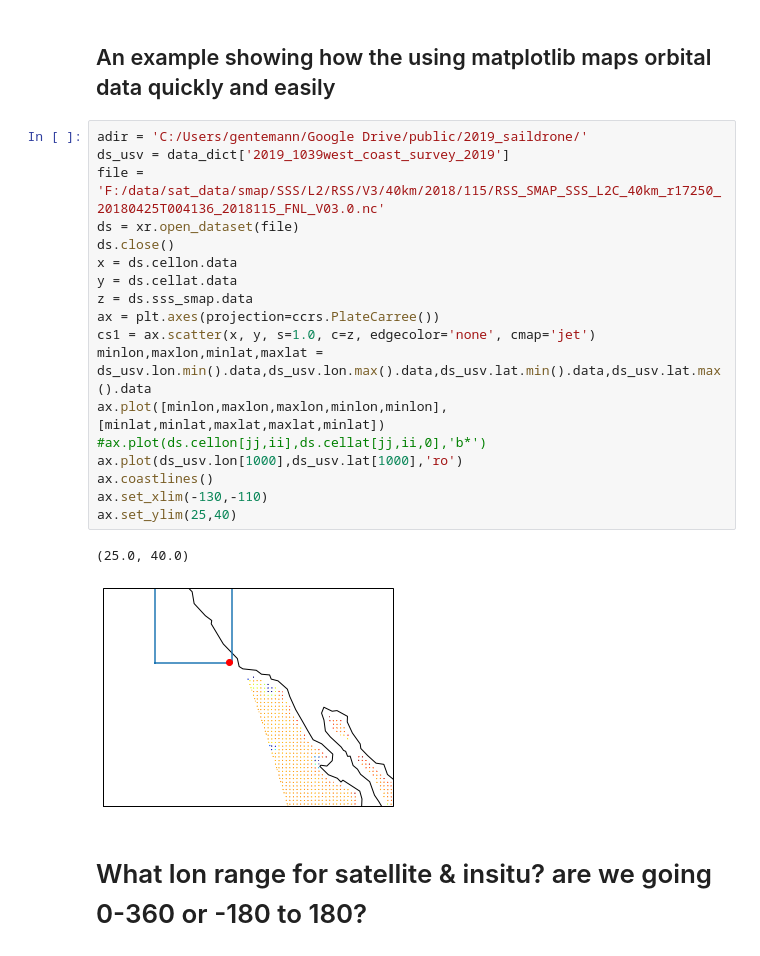
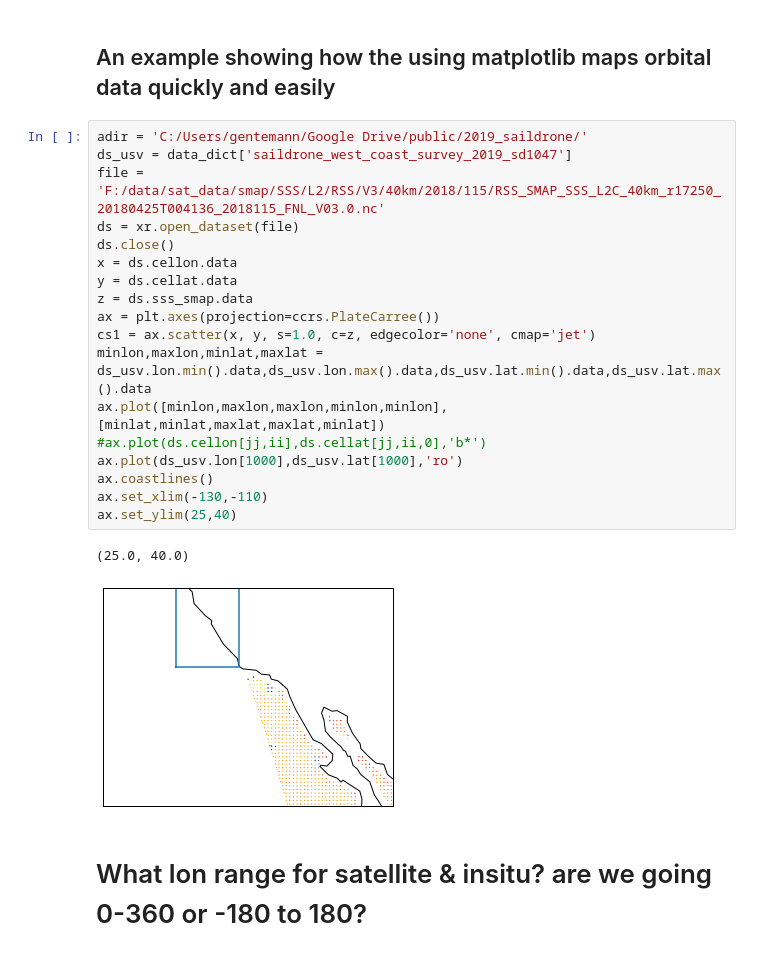
Before and after one commit to cgentemann/salinity, a Jupyter notebook: All_saildrone_collocate_with_sss.ipynb, the cells around one changed output. Cells and saved outputs as stored; diff of their text form.

```diff
--- a/All_saildrone_collocate_with_sss.ipynb
+++ b/All_saildrone_collocate_with_sss.ipynb
@@ -109,25 +127,25 @@ for ifile,file in enumerate(files):
 ## An example showing how the using matplotlib maps orbital data quickly and easily
 # %%
 adir = 'C:/Users/gentemann/Google Drive/public/2019_saildrone/'
-ds_usv = data_dict['2019_1039west_coast_survey_2019']
+ds_usv = data_dict['saildrone_west_coast_survey_2019_sd1047']
 file = 'F:/data/sat_data/smap/SSS/L2/RSS/V3/40km/2018/115/RSS_SMAP_SSS_L2C_40km_r17250_20180425T004136_2018115_FNL_V03.0.nc'
 ds = xr.open_dataset(file)
 ds.close()
 x = ds.cellon.data
 y = ds.cellat.data
 z = ds.sss_smap.data
 ax = plt.axes(projection=ccrs.PlateCarree())
 cs1 = ax.scatter(x, y, s=1.0, c=z, edgecolor='none', cmap='jet')
 minlon,maxlon,minlat,maxlat = ds_usv.lon.min().data,ds_usv.lon.max().data,ds_usv.lat.min().data,ds_usv.lat.max().data
 ax.plot([minlon,maxlon,maxlon,minlon,minlon],[minlat,minlat,maxlat,maxlat,minlat])
 #ax.plot(ds.cellon[jj,ii],ds.cellat[jj,ii,0],'b*')
 ax.plot(ds_usv.lon[1000],ds_usv.lat[1000],'ro')
 ax.coastlines()
 ax.set_xlim(-130,-110)
 ax.set_ylim(25,40)
 # %% [output]
 (25.0, 40.0)
-[figure, old version]
+[figure, new version]
 # %% [markdown]
 # What lon range for satellite & insitu? are we going 0-360 or -180 to 180?
 # %%
```
Also changed, not shown: parts of 17 cells of this notebook.
